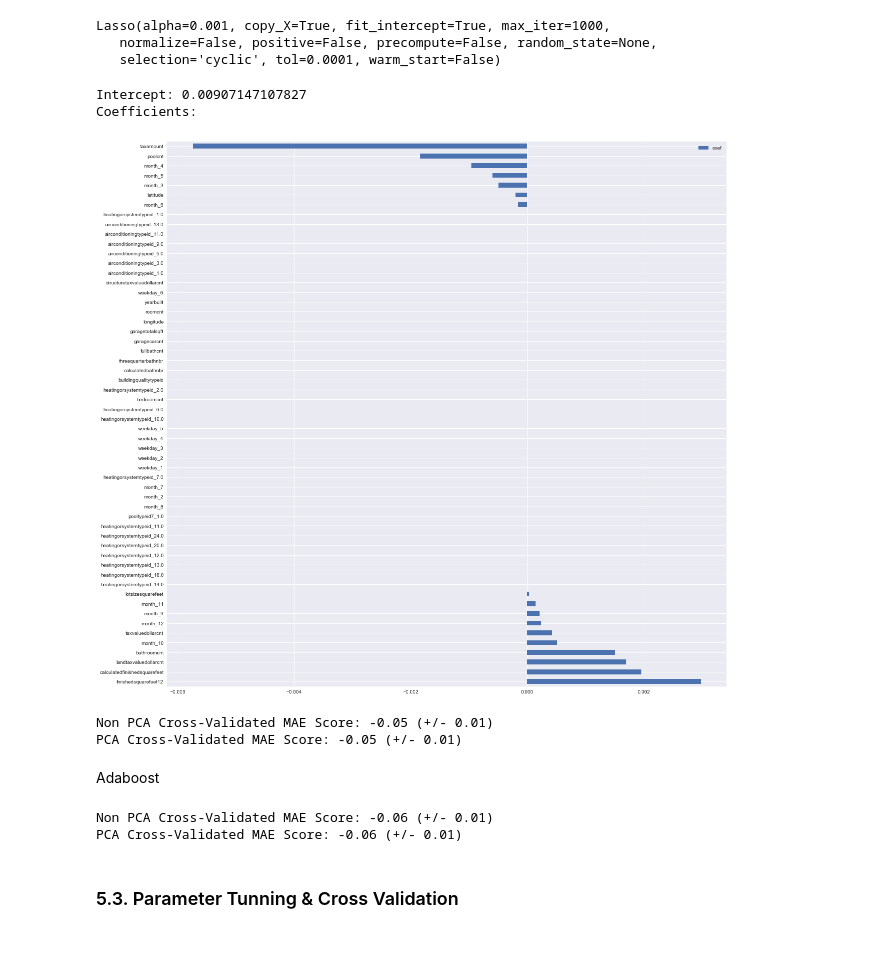
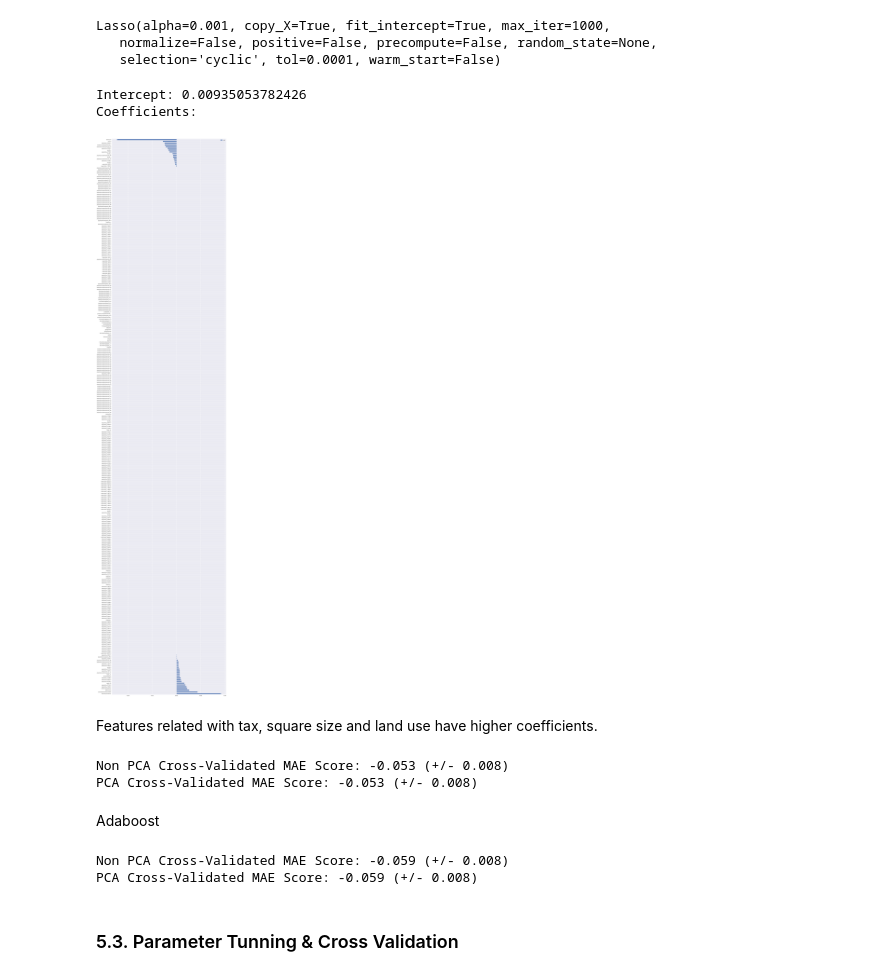
Before and after one commit to WangQiuc/Zillow, a Jupyter notebook: Zillow_Group1.ipynb, the cells around one changed output. Cells and saved outputs as stored; diff of their text form; code cells hidden in the pictures; blank space fills up the shorter version.

```diff
--- a/Zillow_Group1.ipynb
+++ b/Zillow_Group1.ipynb
@@ -1399,20 +1436,22 @@ Lasso(alpha=0.001, copy_X=True, fit_intercept=True, max_iter=1000,
 # %%
 print('Intercept:',lar.intercept_)
 print('Coefficients:')
 coefs_df = pd.DataFrame(index=x_train.columns,data=lar.coef_, columns=['coef']);
-coefs_df.sort_values('coef', ascending=False).plot.barh(figsize=(20, 20));
+coefs_df.sort_values('coef', ascending=False).plot.barh(figsize=(20, 100));
 # %% [output]
-Intercept: 0.00907147107827
+Intercept: 0.00935053782426
 Coefficients:
-[figure, old version]
+[figure, new version]
+# %% [markdown]
+Features related with tax, square size and land use have higher coefficients.
 # %%
 scores = model_selection.cross_val_score(lar, x, y, cv=5, scoring = 'neg_mean_absolute_error')
 scoresp = model_selection.cross_val_score(larp, xp, y, cv=5, scoring = 'neg_mean_absolute_error')
-print("Non PCA Cross-Validated MAE Score: %0.2f (+/- %0.2f)" % (scores.mean(), scores.std()))
-print("PCA Cross-Validated MAE Score: %0.2f (+/- %0.2f)" % (scoresp.mean(), scoresp.std()))
+print("Non PCA Cross-Validated MAE Score: %0.3f (+/- %0.3f)" % (scores.mean(), scores.std()))
+print("PCA Cross-Validated MAE Score: %0.3f (+/- %0.3f)" % (scoresp.mean(), scoresp.std()))
 # %% [output]
-Non PCA Cross-Validated MAE Score: -0.05 (+/- 0.01)
-PCA Cross-Validated MAE Score: -0.05 (+/- 0.01)
+Non PCA Cross-Validated MAE Score: -0.053 (+/- 0.008)
+PCA Cross-Validated MAE Score: -0.053 (+/- 0.008)
 # %% [markdown]
 Adaboost
 # %%
@@ -1421,11 +1460,11 @@ adap = ensemble.AdaBoostRegressor()
 # %%
 scores = model_selection.cross_val_score(ada, x, y, cv=5, scoring='neg_mean_absolute_error')
 scoresp = model_selection.cross_val_score(adap, xp, y, cv=5, scoring='neg_mean_absolute_error')
-print("Non PCA Cross-Validated MAE Score: %0.2f (+/- %0.2f)" % (scores.mean(), scores.std()))
-print("PCA Cross-Validated MAE Score: %0.2f (+/- %0.2f)" % (scoresp.mean(), scoresp.std()))
+print("Non PCA Cross-Validated MAE Score: %0.3f (+/- %0.3f)" % (scores.mean(), scores.std()))
+print("PCA Cross-Validated MAE Score: %0.3f (+/- %0.3f)" % (scoresp.mean(), scoresp.std()))
 # %% [output]
-Non PCA Cross-Validated MAE Score: -0.06 (+/- 0.01)
-PCA Cross-Validated MAE Score: -0.06 (+/- 0.01)
+Non PCA Cross-Validated MAE Score: -0.059 (+/- 0.008)
+PCA Cross-Validated MAE Score: -0.059 (+/- 0.008)
 # %% [markdown]
 ### 5.3. Parameter Tunning & Cross Validation
 # %%
```
Also changed, not shown: parts of 15 cells of this notebook.
